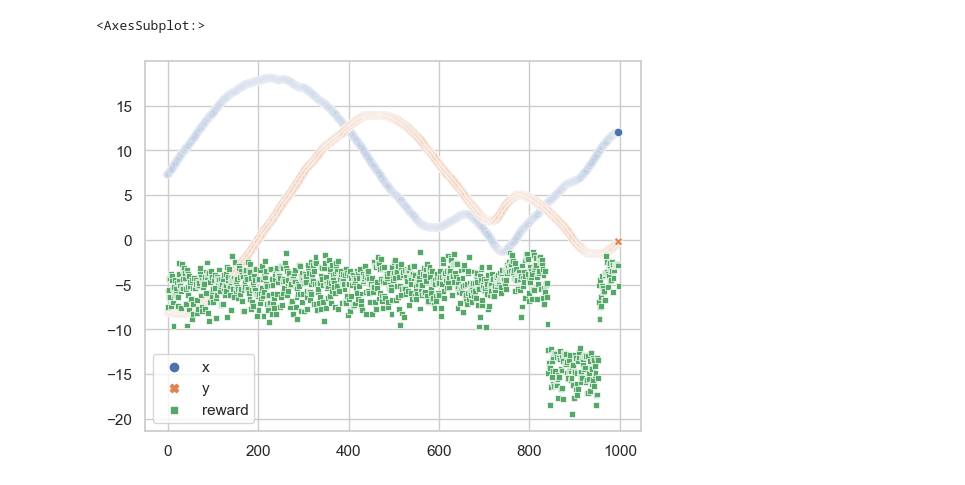
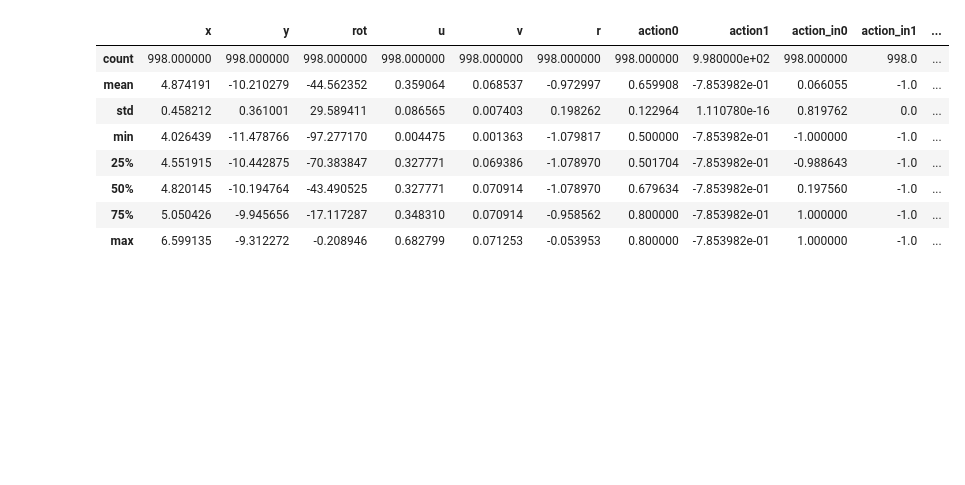
Before and after one commit to romi2002/cleanrl, a Jupyter notebook: custom_utils/plot_agent.ipynb, the cells around one changed output. Saved outputs shown, nothing was run; the diff lists cells and outputs as text; code cells hidden in the pictures; blank space fills up the shorter version.

```diff
--- a/custom_utils/plot_agent.ipynb
+++ b/custom_utils/plot_agent.ipynb
@@ -114,5 +107,51 @@ df.describe()
-# %%
-sns.scatterplot(data=df)
-# %% [output]
-<AxesSubplot:>
-[figure, removed]
+# %%
+from collections import defaultdict
+raw_data = defaultdict(list)
+for info in all_info[:-2]:
+    keys = all_info[0].keys()
+    for key in keys:
+        raw_data[key].append(info[key])
+
+data = {}
+concat_keys = ['position', 'velocity', 'action', 'action_in']
+for key in concat_keys:
+    data[key] = np.concatenate(raw_data[key])
+
+for info in [a['asmc_info'] for a in all_info[:-2]]:
+    d = info[0]
+    for sub_d in d:
+        for k, v in sub_d.items():
+            raw_data[k].append(v)
+
+asmc_data = {}
+asmc_data['tstbd'] = raw_data['tstbd']
+asmc_data['tport'] = raw_data['tport']
+df_asmc = pd.DataFrame.from_dict(asmc_data)
+df_asmc['time'] = df_asmc.index * 0.01
+
+df = pd.DataFrame.from_dict(data)
+df = pd.concat([df, pd.DataFrame(df['position'].to_list(), columns=['x','y','rot'])], axis=1)
+df = pd.concat([df, pd.DataFrame(df['velocity'].to_list(), columns=['u','v','r'])], axis=1)
+df = pd.concat([df, pd.DataFrame(df['action'].to_list(), columns=['action0', 'action1'])], axis=1)
+df = pd.concat([df, pd.DataFrame(df['action_in'].to_list(), columns=['action_in0', 'action_in1'])], axis=1)
+
+df['time'] = df.index * 0.1
+
+df.describe()
+
+obstacles = raw_data['obstacles'][0][0]
+obstacle_radius = raw_data['obstacle_radius'][0][0]
+target = raw_data['target'][0][0][:-1]
+start_x, start_y, start_r = df['position'][0]
+
+df.describe()
+# %% [output]
+|  | x | y | rot | u | v | r | action0 | action1 | action_in0 | action_in1 | ... |
+| count | 998.000000 | 998.000000 | 998.000000 | 998.000000 | 998.000000 | 998.000000 | 998.000000 | 9.980000e+02 | 998.000000 | 998.0 | ... |
+| mean | 4.874191 | -10.210279 | -44.562352 | 0.359064 | 0.068537 | -0.972997 | 0.659908 | -7.853982e-01 | 0.066055 | -1.0 | ... |
+| std | 0.458212 | 0.361001 | 29.589411 | 0.086565 | 0.007403 | 0.198262 | 0.122964 | 1.110780e-16 | 0.819762 | 0.0 | ... |
+| min | 4.026439 | -11.478766 | -97.277170 | 0.004475 | 0.001363 | -1.079817 | 0.500000 | -7.853982e-01 | -1.000000 | -1.0 | ... |
+| 25% | 4.551915 | -10.442875 | -70.383847 | 0.327771 | 0.069386 | -1.078970 | 0.501704 | -7.853982e-01 | -0.988643 | -1.0 | ... |
+| 50% | 4.820145 | -10.194764 | -43.490525 | 0.327771 | 0.070914 | -1.078970 | 0.679634 | -7.853982e-01 | 0.197560 | -1.0 | ... |
+| 75% | 5.050426 | -9.945656 | -17.117287 | 0.348310 | 0.070914 | -0.958562 | 0.800000 | -7.853982e-01 | 1.000000 | -1.0 | ... |
+| max | 6.599135 | -9.312272 | -0.208946 | 0.682799 | 0.071253 | -0.053953 | 0.800000 | -7.853982e-01 | 1.000000 | -1.0 | ... |
```
Also changed, not shown: parts of 11 cells of this notebook, 1 other file.
